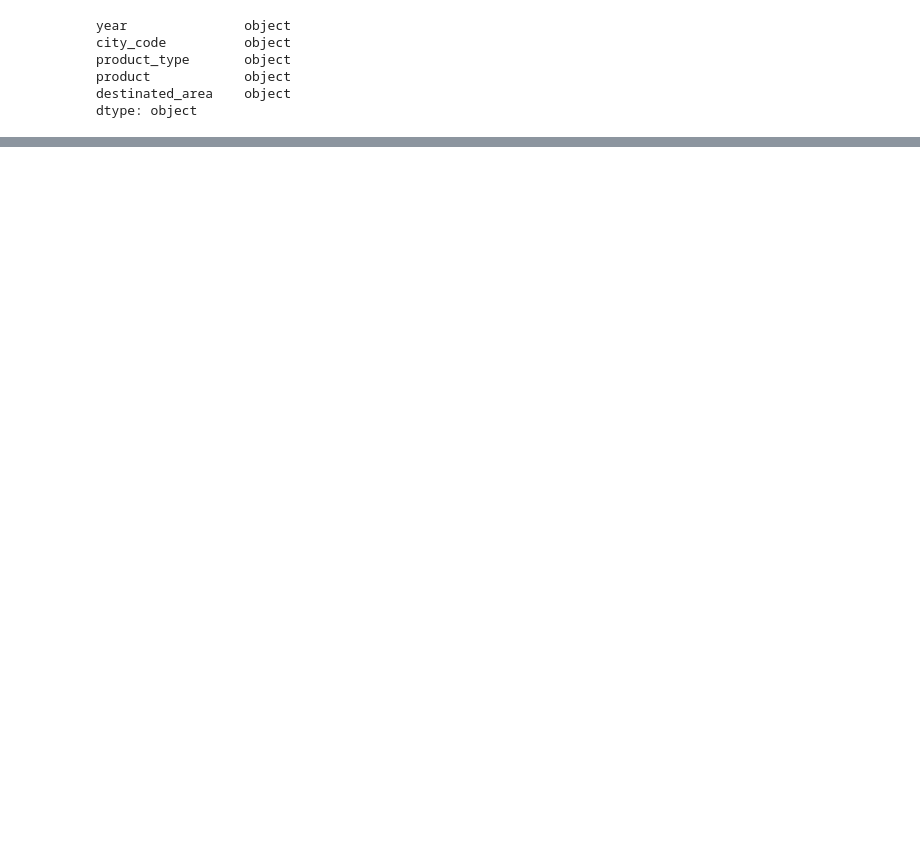
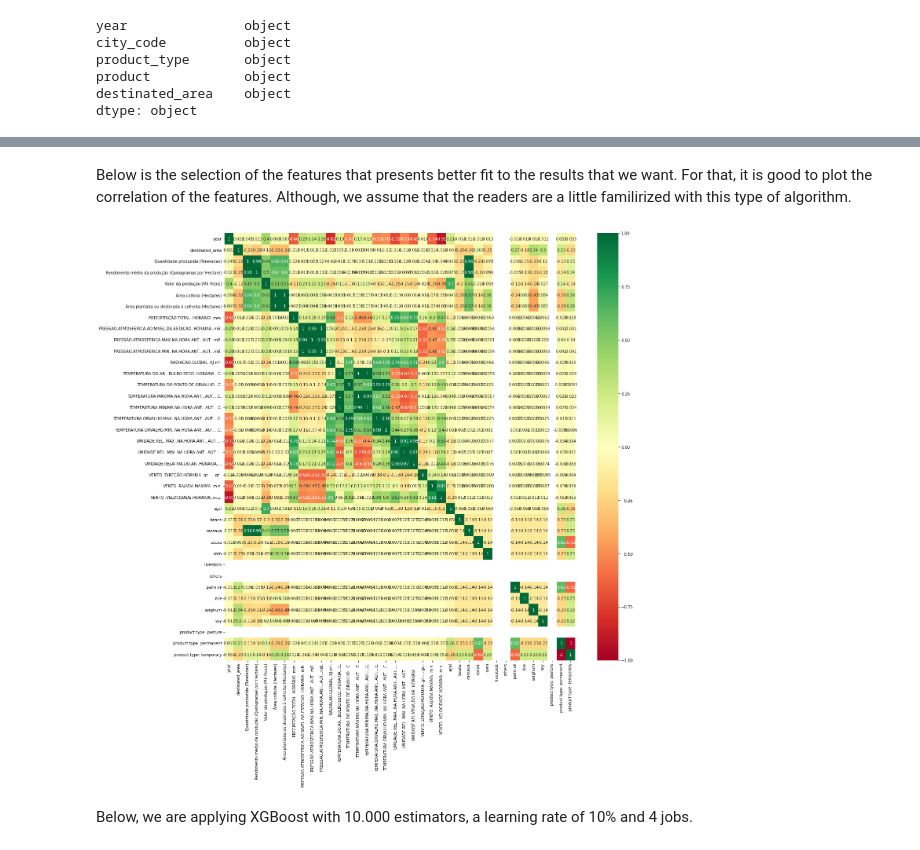
Before and after one commit to LucasLessa1/IEEE_CIS_Trainee, a Jupyter notebook: Desafio_Bain_&_Company.ipynb, the cells around one changed output, grey strips where cells are left out. Cells and saved outputs as stored; diff of their text form; code cells hidden in the pictures; blank space fills up the shorter version.

```diff
--- a/Desafio_Bain_&_Company.ipynb
+++ b/Desafio_Bain_&_Company.ipynb
@@ -157,0 +297,4 @@ dtype: int64
+# %%
+final_df = final_df.rename(columns={13: 'product type: temporary', 12: 'product type: permanent',
+ 11:'product type: pasture',10:'soy', 9:'sorghum', 8:'rice',7:'palm oil', 6:'others',
+5:'livestock',4:'corn',3:'cocoa', 2:'cassava', 1:'beans',0:'açaí'})
@@ -157,0 +324,2 @@ dtype: int64
+# %%
+df_total = final_df
@@ -157,0 +328,6 @@ dtype: int64
+# %%
+#Removing Nan values
+df_total = df_total.dropna()
+# %%
+df_total = df_total[df_total['year'] >= 2000]
+df_total = df_total[df_total['year'] <= 2017]
@@ -157,0 +406,14 @@ dtype: int64
+# %% [markdown]
+Below is the selection of the features that presents better fit to the results that we want. For that, it is good to plot the correlation of the features. Although, we assume that the readers are a little familirized with this type of algorithm.
+# %%
+#Correlação
+corrmat = df_total.corr()
+top_corr_features = corrmat.index
+plt.figure(figsize=(20,20))
+
+#plot heat map
+g=sns.heatmap(df_total[top_corr_features].corr(), annot=True, cmap="RdYlGn")
+# %% [output]
+[figure, added]
+# %% [markdown]
+Below, we are applying XGBoost with 10.000 estimators, a learning rate of 10% and 4 jobs.
```
Also changed, not shown: parts of 129 cells of this notebook.
